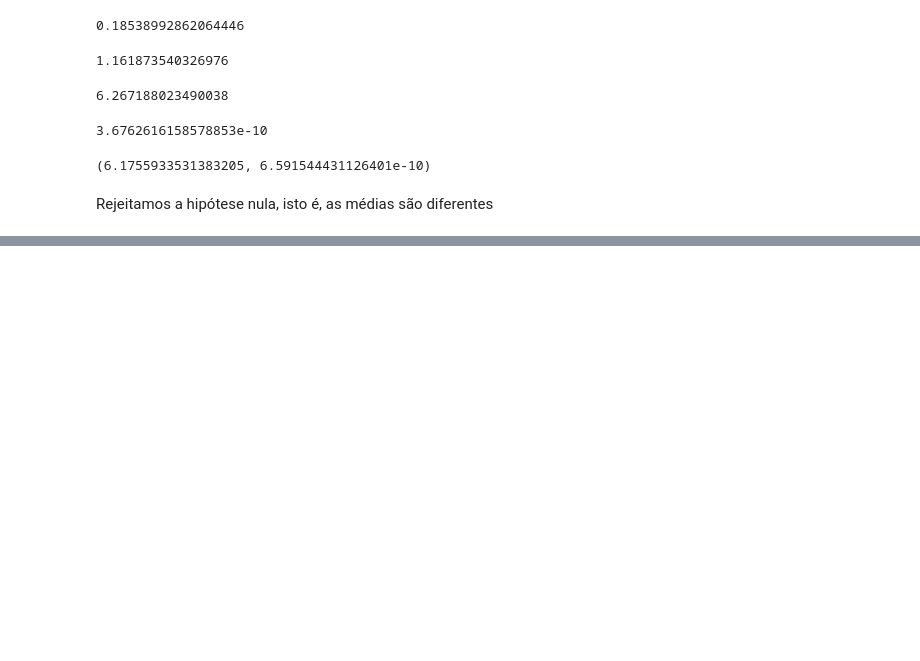
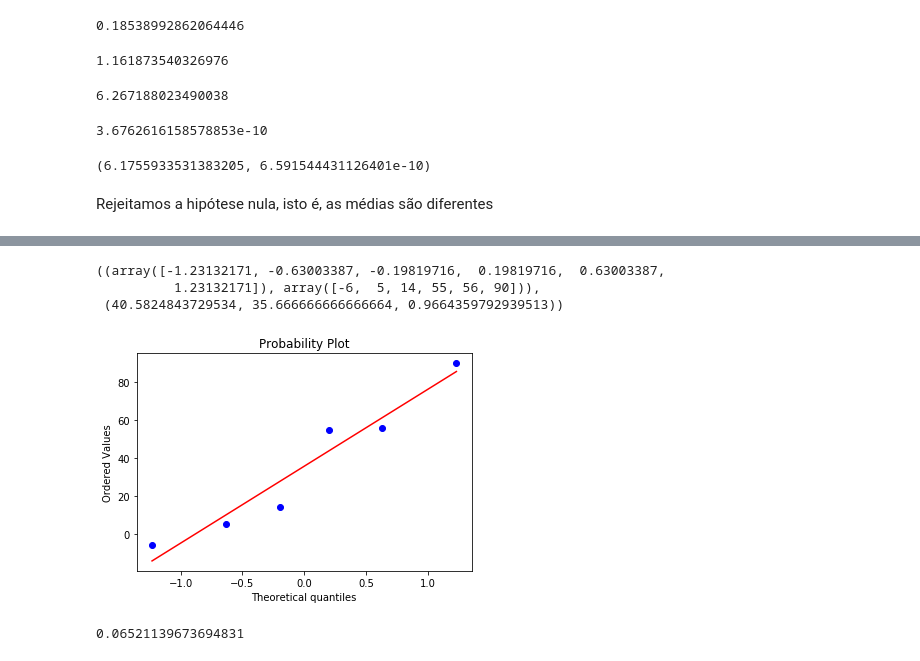
Before and after one commit to thiagogomesverissimo/notebooks, a Jupyter notebook: HypothesisTesting.ipynb, the cells around one changed output, grey strips where cells are left out. Saved outputs shown, nothing was run; the diff lists cells and outputs as text; code cells hidden in the pictures; blank space fills up the shorter version.

```diff
--- a/HypothesisTesting.ipynb
+++ b/HypothesisTesting.ipynb
@@ -204,0 +288,5 @@ Rejeitamos a hipótese nula, isto é, as médias são diferentes
+# %%
+medidas1=pd.Series([380,560,425,389,568,651])
+medidas2=pd.Series([325,470,420,375,574,595])
+diff=medidas1-medidas2
+diff
@@ -204,0 +311,24 @@ Rejeitamos a hipótese nula, isto é, as médias são diferentes
+# %%
+# verificando se as diferenças são normamente distríbuidas
+import numpy as np
+import pylab
+import scipy.stats as stats
+
+stats.probplot(diff, dist="norm", plot=pylab)
+# %% [output]
+((array([-1.23132171, -0.63003387, -0.19819716,  0.19819716,  0.63003387,
+          1.23132171]), array([-6,  5, 14, 55, 56, 90])),
+ (40.5824843729534, 35.666666666666664, 0.9664359792939513))
+[figure, added]
+# %%
+import math
+tvalue = (diff.mean() - 0)/(diff.std() /math.sqrt(6))
+tvalue
+
+from scipy.stats import t
+grau = 6-1
+
+pvalue = 1 - t.cdf(tvalue,grau)
+2*pvalue # não rejeitamos hipótese nula
+# %% [output]
+0.06521139673694831
```
Also changed, not shown: parts of 13 cells of this notebook.
